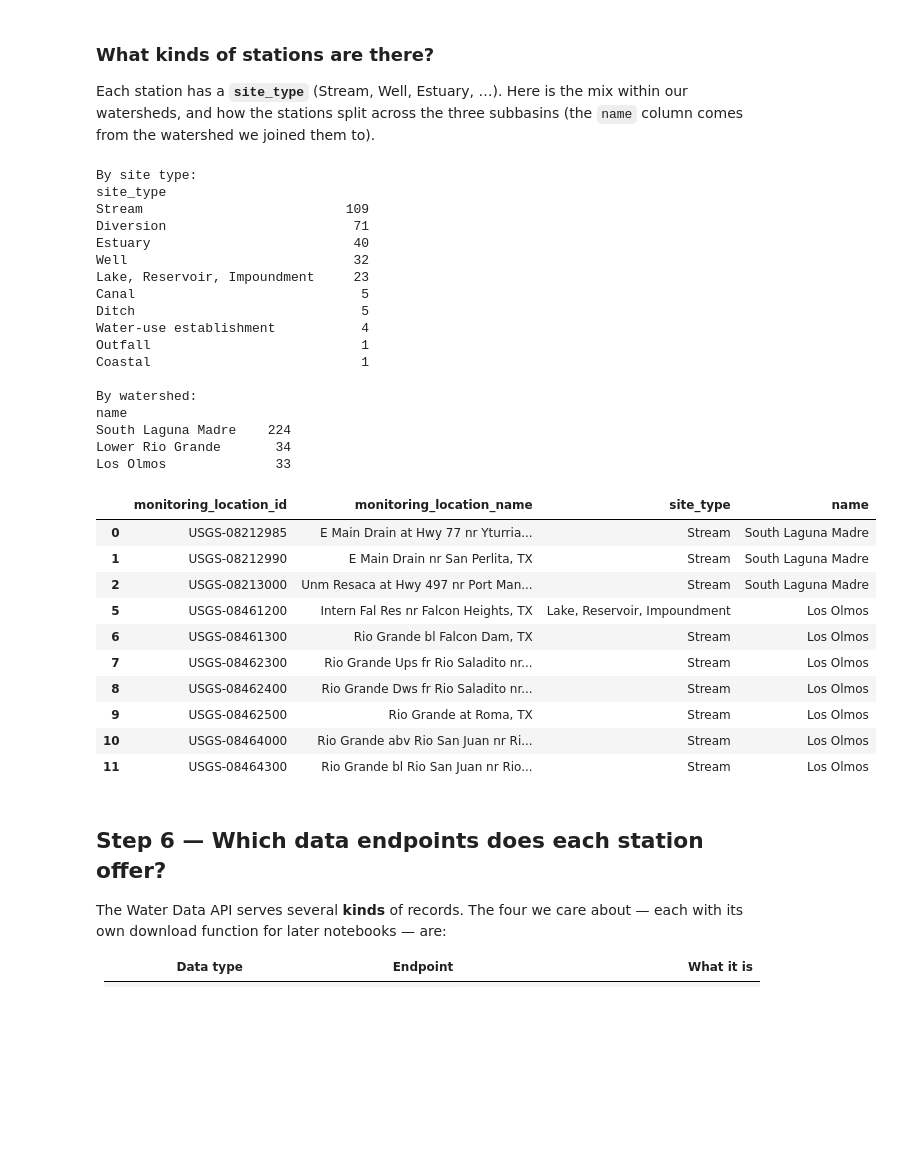
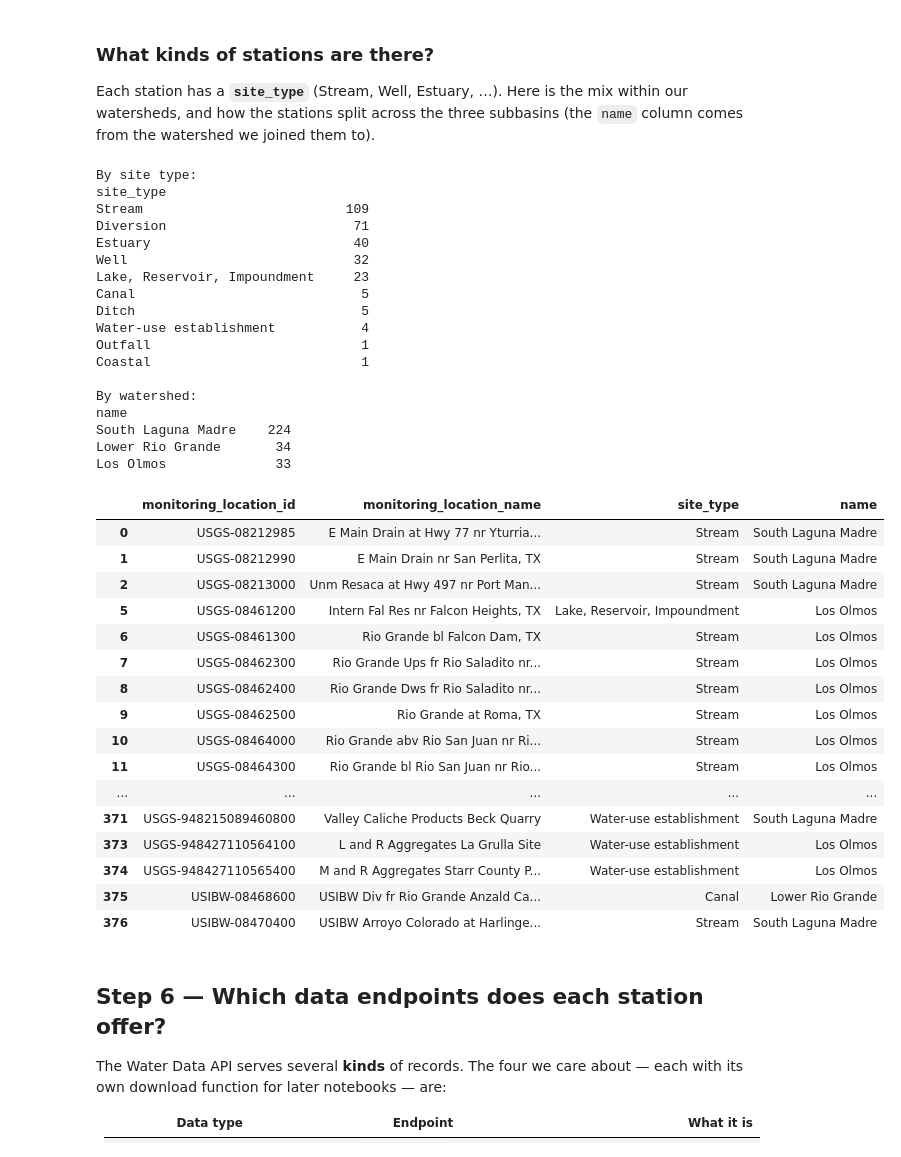
Before and after one commit to LimnoTech/Thornforest, a Jupyter notebook: notebooks/1_usgs_hydrography_waterdata.ipynb, the cells around one changed output. Drawn from its saved outputs; the diff is of its cells as text; code cells hidden in the pictures; blank space fills up the shorter version.

```diff
--- a/notebooks/1_usgs_hydrography_waterdata.ipynb
+++ b/notebooks/1_usgs_hydrography_waterdata.ipynb
@@ -291,39 +256,43 @@ print(stations_in_area["site_type"].value_counts().to_string())
 print("\nBy watershed:")
 print(stations_in_area["name"].value_counts().to_string())
 
-stations_in_area[
-    ["monitoring_location_id", "monitoring_location_name", "site_type", "name"]
-].head(10)
+show(stations_in_area[["monitoring_location_id", "monitoring_location_name", "site_type", "name"]])
 # %% [output]
 By site type:
 site_type
 Stream                          109
 Diversion                        71
 Estuary                          40
 Well                             32
 Lake, Reservoir, Impoundment     23
 Canal                             5
 Ditch                             5
 Water-use establishment           4
 Outfall                           1
 Coastal                           1
 
 By watershed:
 name
 South Laguna Madre    224
 Lower Rio Grande       34
 Los Olmos              33
 |  | monitoring_location_id | monitoring_location_name | site_type | name |
 | 0 | USGS-08212985 | E Main Drain at Hwy 77 nr Yturria... | Stream | South Laguna Madre |
 | 1 | USGS-08212990 | E Main Drain nr San Perlita, TX | Stream | South Laguna Madre |
 | 2 | USGS-08213000 | Unm Resaca at Hwy 497 nr Port Man... | Stream | South Laguna Madre |
 | 5 | USGS-08461200 | Intern Fal Res nr Falcon Heights, TX | Lake, Reservoir, Impoundment | Los Olmos |
 | 6 | USGS-08461300 | Rio Grande bl Falcon Dam, TX | Stream | Los Olmos |
 | 7 | USGS-08462300 | Rio Grande Ups fr Rio Saladito nr... | Stream | Los Olmos |
 | 8 | USGS-08462400 | Rio Grande Dws fr Rio Saladito nr... | Stream | Los Olmos |
 | 9 | USGS-08462500 | Rio Grande at Roma, TX | Stream | Los Olmos |
 | 10 | USGS-08464000 | Rio Grande abv Rio San Juan nr Ri... | Stream | Los Olmos |
 | 11 | USGS-08464300 | Rio Grande bl Rio San Juan nr Rio... | Stream | Los Olmos |
+| ... | ... | ... | ... | ... |
+| 371 | USGS-948215089460800 | Valley Caliche Products Beck Quarry | Water-use establishment | South Laguna Madre |
+| 373 | USGS-948427110564100 | L and R Aggregates La Grulla Site | Water-use establishment | Los Olmos |
+| 374 | USGS-948427110565400 | M and R Aggregates Starr County P... | Water-use establishment | Los Olmos |
+| 375 | USIBW-08468600 | USIBW Div fr Rio Grande Anzald Ca... | Canal | Lower Rio Grande |
+| 376 | USIBW-08470400 | USIBW Arroyo Colorado at Harlinge... | Stream | South Laguna Madre |
 # %% [markdown]
 ## Step 6 — Which data endpoints does each station offer?
 
```
Also changed, not shown: parts of 6 cells of this notebook, 11 other files.
